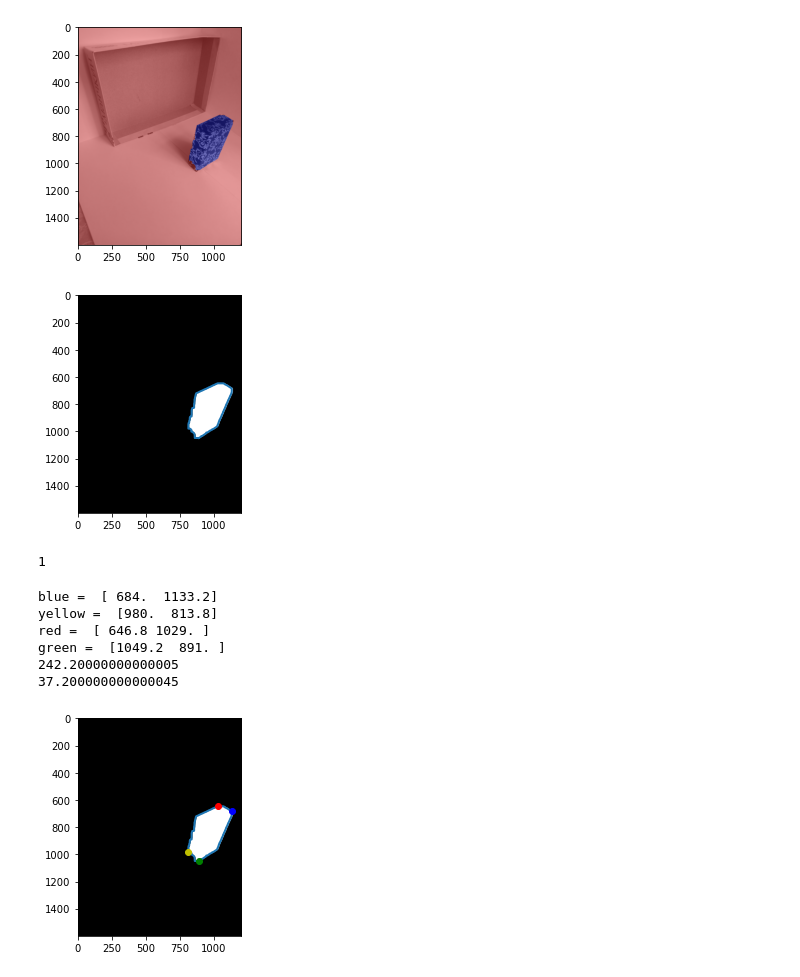
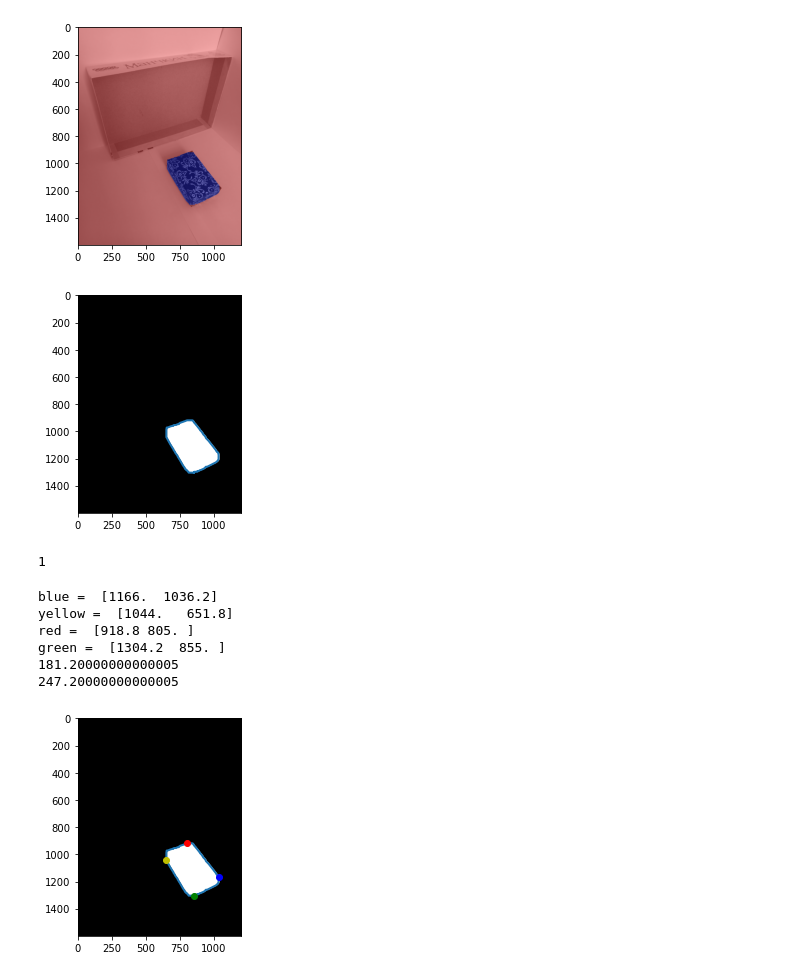
Before and after one commit to DariaZubkova/signal_lab, a Jupyter notebook: course.ipynb, the cells around one changed output. Cells and saved outputs as stored; diff of their text form; code cells hidden in the pictures.

```diff
--- a/course.ipynb
+++ b/course.ipynb
@@ -6,37 +6,37 @@ import cv2
 from matplotlib import pyplot as plt
 from skimage.feature import canny
 from skimage.morphology import binary_opening, binary_closing
 from scipy.ndimage.morphology import binary_fill_holes
 from skimage.color import label2rgb
 from skimage import measure
 
-name_file = 'data_pink3.jpg'
+name_file = './dataset/data1.jpg' #warning: 5,7,10
 
 img = imread(name_file)
 img2 = rgb2gray(img)
 
 binary_img = binary_closing(canny(img2, sigma=2), selem=np.ones((6, 6))) #1.5;2
 img_segment = binary_fill_holes(binary_img)
-mask_img = binary_opening(img_segment, selem=np.ones((30, 30)))#16;25
+mask_img = binary_opening(img_segment, selem=np.ones((40, 40)))#16;25
 
 plt.imshow(label2rgb(mask_img, image=img2))
 
 # Find contours
 contours_img = measure.find_contours(mask_img, 0.8)
 
 # Display
 fig, ax = plt.subplots()
 ax.imshow(mask_img, cmap=plt.cm.gray)
 
 for contour in contours_img:
     ax.plot(contour[:, 1], contour[:, 0], linewidth=2)
 
 plt.show()
 
 len(contours_img)
 # %% [output]
-[figure, old version]
+[figure, new version]
-[figure, old version]
+[figure, new version]
 1
 # %%
 from matplotlib.patches import Rectangle
@@ -73,24 +73,32 @@ def find_size(contour, contours, mask_draw, number):
     ax.plot(min_y[1], min_y[0], 'go') #max_x --> самая нижнаяя (min_y)
 
     if number == 1:
-        weidth = max_x[1] - min_y[1] #по х
-        height = max_x[0] - max_y[0] #по у
+        #weidth = max_x[1] - min_x[1]   #b - y (blue - red?)
+        weidth = max_x[1] - min_y[1] #по х    blue - green
+        #height = min_y[0] - min_x[0]   #g - y
+        #height = min_y[0] - max_y[0]   #g - r
+        height = max_x[0] - max_y[0] #по у b - r
     else:
         weidth = max_x[1] - min_y[1]
         height = min_y[0] - min_x[0] #по у
     return weidth, height, max_x, max_y, min_x, min_y
 
-Weidth_B, Height_B, max_x_B, max_y_B, min_x_B, min_y_B= find_size(contours_img[0], contours_img, mask_img, 1)
-print(Weidth_B)
-print(Height_B)
+if len(contours_img) == 1:
+    Weidth_B, Height_B, max_x_B, max_y_B, min_x_B, min_y_B= find_size(contours_img[0], contours_img, mask_img, 1)
+    print(Weidth_B)
+    print(Height_B)
+else:
+    print('ERROR')
+    Weidth_B = 0
+    Height_B = 0
 # %% [output]
-blue =  [ 684.  1133.2]
-yellow =  [980.  813.8]
-red =  [ 646.8 1029. ]
-green =  [1049.2  891. ]
-242.20000000000005
-37.200000000000045
+blue =  [1166.  1036.2]
+yellow =  [1044.   651.8]
+red =  [918.8 805. ]
+green =  [1304.2  855. ]
+181.20000000000005
+247.20000000000005
-[figure, old version]
+[figure, new version]
 # %%
 img_pink = cv2.imread(name_file)
 
```
Also changed, not shown: parts of 3 cells of this notebook.
